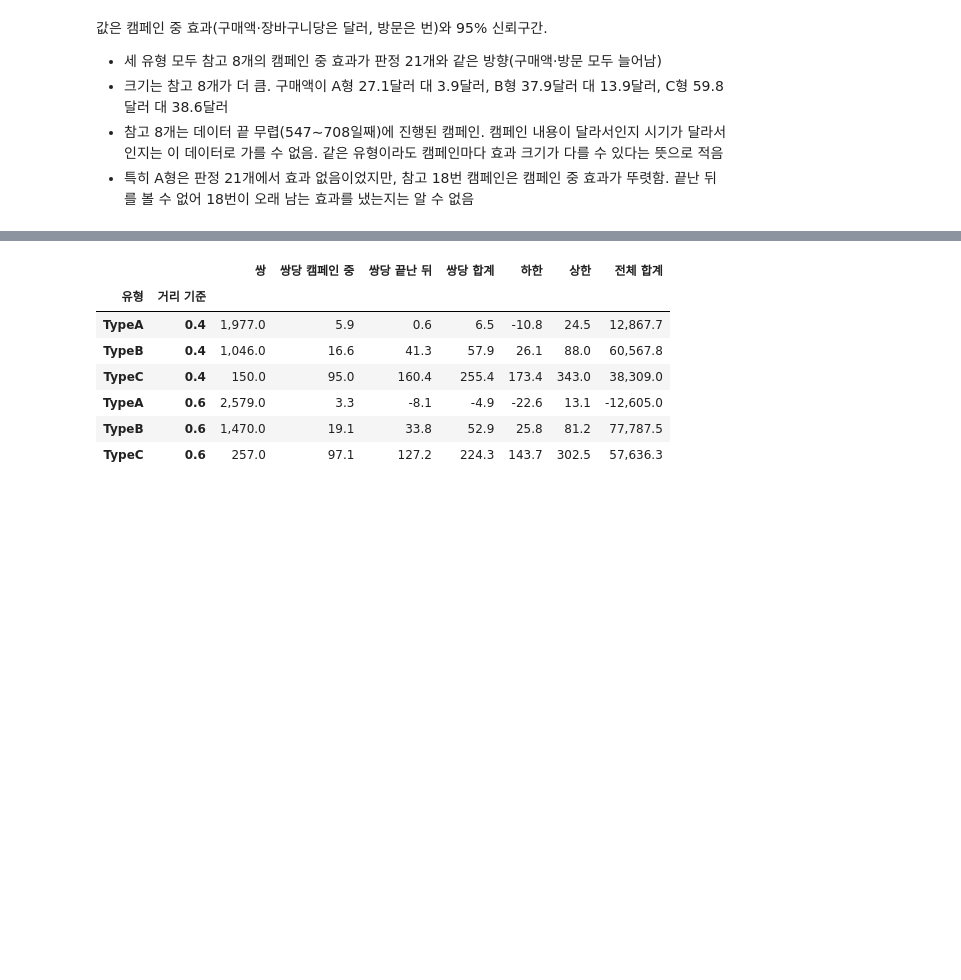
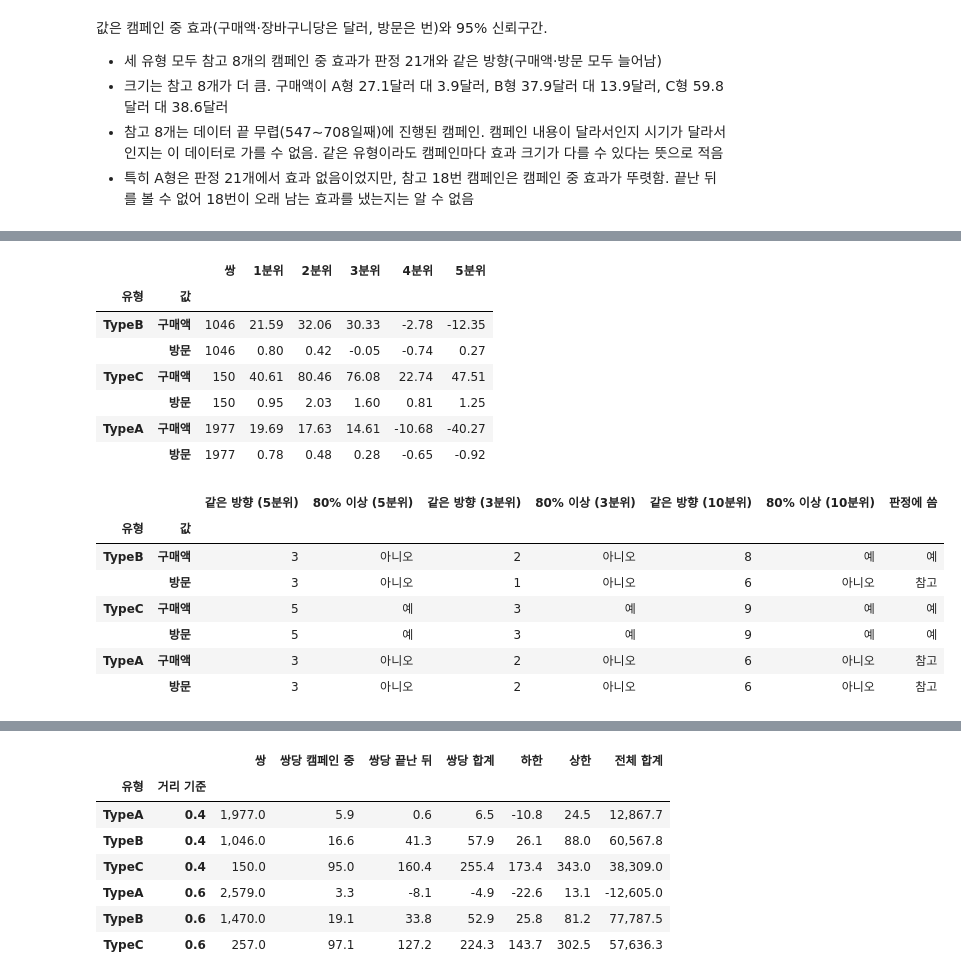
Before and after one commit to yeoldul123/my_portfolio-main, a Jupyter notebook: 02_[CRM_추세검정&매칭]_식료품_마트_이탈_방지_CRM_타기팅_분석/02_캠페인_효과.ipynb, the cells around one changed output, grey strips where cells are left out. Cells and saved outputs as stored; diff of their text form; code cells hidden in the pictures; blank space fills up the shorter version.

```diff
--- a/02_[CRM_SQL&군집]_식료품_마트_이탈_방지_CRM_타기팅_분석/02_캠페인_효과.ipynb
+++ b/02_[CRM_추세검정&매칭]_식료품_마트_이탈_방지_CRM_타기팅_분석/02_캠페인_효과.ipynb
@@ -885,0 +904,44 @@ with pd.option_context("display.float_format", "{:,.2f}".format):
+# %%
+# 유형마다 짝을 찾은 받은 쌍을 받기 전 12주 4주당 구매액으로 q등분, 분위마다 끝난 뒤 효과(짝 이중차분 평균)
+# 방향만 보므로 신뢰구간은 구하지 않음
+NEED = {3: 3, 5: 4, 10: 8}
+rows = {}
+for k in ["TypeB", "TypeC", "TypeA"]:
+    m = treated["유형"].eq(k).to_numpy()
+    tr, ct = treated[m], control[m]
+    order = tr["받기 전 구매액"].rank(method="first")
+    for v in ["구매액", "방문"]:
+        diff = ((tr[f"끝난 뒤 {v}"] - tr[f"받기 전 {v}"]) - (ct[f"끝난 뒤 {v}"] - ct[f"받기 전 {v}"])).to_numpy()
+        row = {"쌍": int(m.sum())}
+        for q in (5, 3, 10):
+            lab = pd.qcut(order, q, labels=False).to_numpy()
+            ds = [np.nanmean(diff[lab == g]) for g in range(q)]
+            row[f"같은 방향 ({q}분위)"] = sum(x > 0 for x in ds)
+            row[f"80% 이상 ({q}분위)"] = "예" if sum(x > 0 for x in ds) >= NEED[q] else "아니오"
+            if q == 5:
+                row.update({f"{g + 1}분위": x for g, x in enumerate(ds)})
+        rows[(k, v)] = row
+
+by_size = pd.DataFrame(rows).T.rename_axis(["유형", "값"])
+by_size["판정에 씀"] = ["예" if (k, v) in {("TypeB", "구매액"), ("TypeC", "구매액"), ("TypeC", "방문")} else "참고"
+                       for k, v in by_size.index]
+with pd.option_context("display.float_format", "{:,.2f}".format):
+    display(by_size[["쌍"] + [f"{g}분위" for g in range(1, 6)]])
+    display(by_size[[c for c in by_size.columns if "분위)" in c] + ["판정에 씀"]])
+# %% [output]
+|  |  | 쌍 | 1분위 | 2분위 | 3분위 | 4분위 | 5분위 |
+| 유형 | 값 |  |  |  |  |  |  |
+| TypeB | 구매액 | 1046 | 21.59 | 32.06 | 30.33 | -2.78 | -12.35 |
+|  | 방문 | 1046 | 0.80 | 0.42 | -0.05 | -0.74 | 0.27 |
+| TypeC | 구매액 | 150 | 40.61 | 80.46 | 76.08 | 22.74 | 47.51 |
+|  | 방문 | 150 | 0.95 | 2.03 | 1.60 | 0.81 | 1.25 |
+| TypeA | 구매액 | 1977 | 19.69 | 17.63 | 14.61 | -10.68 | -40.27 |
+|  | 방문 | 1977 | 0.78 | 0.48 | 0.28 | -0.65 | -0.92 |
+|  |  | 같은 방향 (5분위) | 80% 이상 (5분위) | 같은 방향 (3분위) | 80% 이상 (3분위) | 같은 방향 (10분위) | 80% 이상 (10분위) | 판정에 씀 |
+| 유형 | 값 |  |  |  |  |  |  |  |
+| TypeB | 구매액 | 3 | 아니오 | 2 | 아니오 | 8 | 예 | 예 |
+|  | 방문 | 3 | 아니오 | 1 | 아니오 | 6 | 아니오 | 참고 |
+| TypeC | 구매액 | 5 | 예 | 3 | 예 | 9 | 예 | 예 |
+|  | 방문 | 5 | 예 | 3 | 예 | 9 | 예 | 예 |
+| TypeA | 구매액 | 3 | 아니오 | 2 | 아니오 | 6 | 아니오 | 참고 |
+|  | 방문 | 3 | 아니오 | 2 | 아니오 | 6 | 아니오 | 참고 |
```
Also changed, not shown: parts of 33 cells of this notebook, 5 other files.
